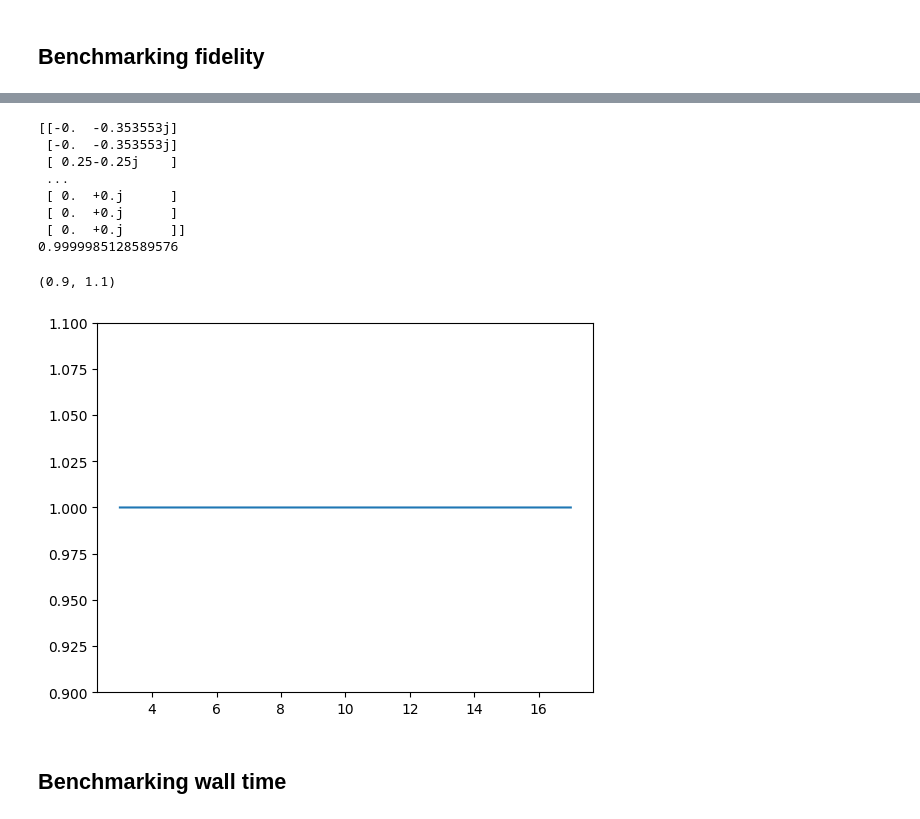
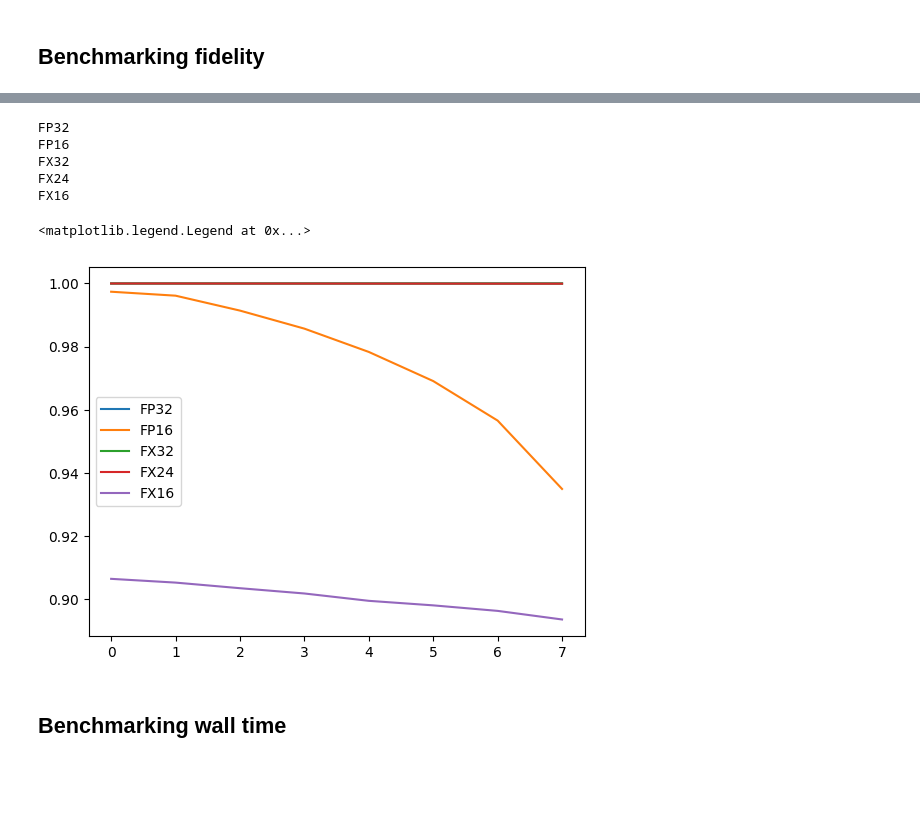
Before and after one commit to NAIST-Archlab/FQsun, a Jupyter notebook: benchmark_qft.ipynb, the cells around one changed output, grey strips where cells are left out. Cells and saved outputs as stored; diff of their text form; code cells hidden in the pictures; blank space fills up the shorter version.

Commit message:
add data

```diff
--- a/benchmark_qft.ipynb
+++ b/benchmark_qft.ipynb
@@ -9,31 +12,37 @@ from qoop.core import metric
 # %%
-fidelities = []
-for num_qubits in range(3, 18):
-    # From simulator
-    state = qft.qft_Qsun_verify(num_qubits)
-    state = np.expand_dims(state, axis=1)
-    sigma = np.transpose(np.conjugate(state)) @ state
-    # from FPGA emulator
-    state_qft = utilities.read_complex_numbers(f'./data/qft/FPGA_FP32/QFT_Output_{num_qubits}_qubit.txt')
-    state_qft = np.expand_dims(state_qft, axis=1)
-    rho = np.transpose(np.conjugate(state_qft)) @ state_qft
-    fidelities.append(metric.compilation_trace_fidelity(rho, sigma))
-print(np.mean(fidelities))
+versions = ['FP32', 'FP16', 'FX32', 'FX24', 'FX16']
+
+fidelities = [[], [], [], [], []]
+for i, version in enumerate(versions):
+    print(version)
+    for num_qubits in range(3, 11):
+        # From simulator
+        state = qft.qft_Qsun_verify(num_qubits)
+        state = np.expand_dims(state, axis=1)
+
+        sigma = state @ np.transpose(np.conjugate(state))
+        # from FPGA emulator
+        state_qft = utilities.read_complex_numbers(f'./data/qft/FPGA_{version}/QFT_Output_{num_qubits}_qubit.txt')
+        state_qft = np.expand_dims(state_qft, axis=1)
+        rho = state_qft @ np.transpose(np.conjugate(state_qft))
+        # if num_qubits == 15:
+        #     print(state[10:14])
+        #     print(state_qft[10:14] )
+        fidelities[i].append(metric.compilation_trace_fidelity(rho, sigma))
 # %% [output]
-[[-0.  -0.353553j]
- [-0.  -0.353553j]
- [ 0.25-0.25j    ]
- ...
- [ 0.  +0.j      ]
- [ 0.  +0.j      ]
- [ 0.  +0.j      ]]
-0.9999985128589576
+FP32
+FP16
+FX32
+FX24
+FX16
-# %%
-plt.plot(range(3, 18), fidelities)
-plt.ylim(0.9, 1.1)
-# %% [output]
-(0.9, 1.1)
-[figure, removed]
+# %%
+import matplotlib.pyplot as plt
+for i, version in enumerate(versions):
+    plt.plot(fidelities[i], label=version)
+plt.legend()
+# %% [output]
+<matplotlib.legend.Legend at 0x...>
+[figure, added]
 # %% [markdown]
 ## Benchmarking wall time
 # %%
```
Also changed, not shown: parts of 1 cell of this notebook, 19 other files.
